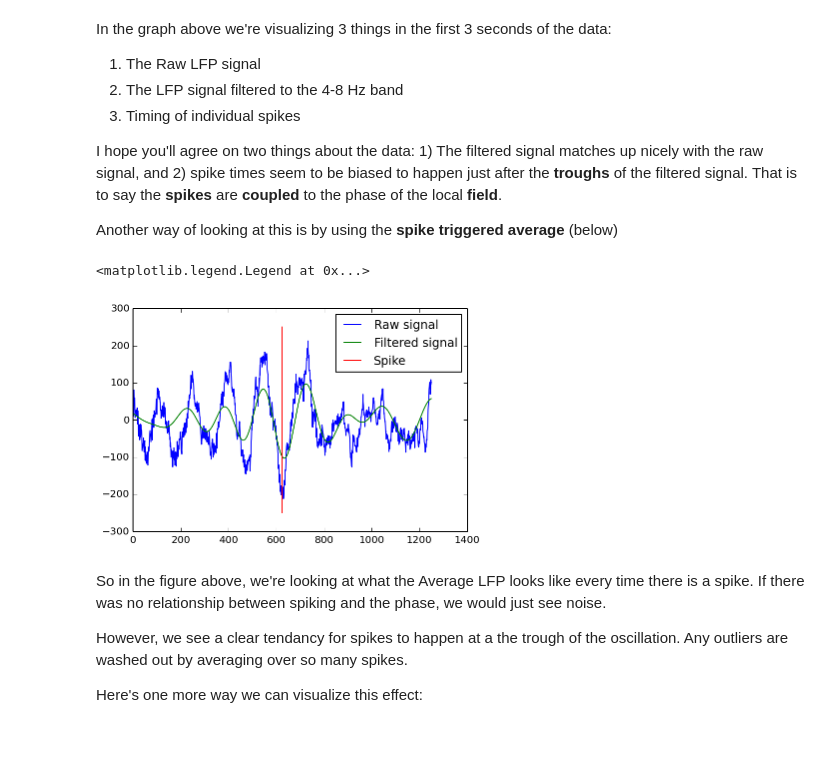
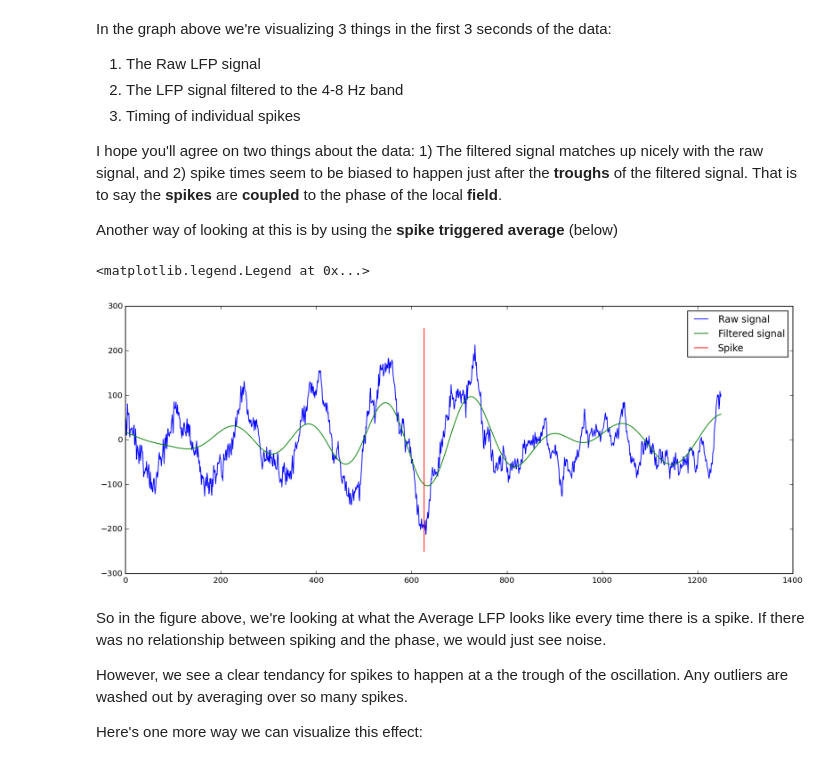
Before and after one commit to voytekresearch/Tutorials, a Jupyter notebook: Spike Field Coherence Tutorial.ipynb, the cells around one changed output. Cells and saved outputs as stored; diff of their text form; code cells hidden in the pictures; blank space fills up the shorter version.

```diff
--- a/Spike Field Coherence Tutorial.ipynb
+++ b/Spike Field Coherence Tutorial.ipynb
@@ -38,8 +38,8 @@ filename = os.path.join(fpath+filename)
 
 data = sp.io.loadmat(filename)
 
-lfpsrate = data['srate']; #sampling rate for LFP
-spikesrate = data['spksrate']; #sampling rate for spikes (different than LFP sampling rate)
+lfpsrate = int(data['srate']); #sampling rate for LFP
+spikesrate = int(data['spksrate']); #sampling rate for spikes (different than LFP sampling rate)
 
 
 lfp = data['data']; # Local field potential recorded by 31 shanks
@@ -112,25 +113,26 @@ That is to say the **spikes** are **coupled** to the phase of the local **field*
 
 Another way of looking at this is by using the **spike triggered average** (below)
 # %%
-spike_triggered_average_mat = np.zeros((100,1250)) #What does the lfp look like when spikes happen?
-spike_triggered_average_mat_filt = np.zeros((100,1250)) #What does the filtered data look like when spikes happen?
+spike_triggered_average_mat = np.zeros((100,1250)) # What does the lfp look like when spikes happen?
+spike_triggered_average_mat_filt = np.zeros((100,1250)) # What does the filtered data look like when spikes happen?
 
 c=0;
-for spike in lfpspiketimes[100:200]:
+for spike in lfpspiketimes[100:200,0]:
     spike_triggered_average_mat[c,:] = lfp[spike-625:spike+625:];
     spike_triggered_average_mat_filt[c,:] = filtdat[spike-625:spike+625:];
     c +=1;
 
 spike_triggered_average = mean(spike_triggered_average_mat,0); #Average signal when spikes happen
 spike_triggered_average_filt = mean(spike_triggered_average_mat_filt,0);#Average filtered signal when spikes happen
 
+figure(figsize = (15,6))
 plot(spike_triggered_average,label = 'Raw signal')
 plot(spike_triggered_average_filt,label = 'Filtered signal')
 plot([626, 626],[-250,250],label = 'Spike')
 legend()
 # %% [output]
 <matplotlib.legend.Legend at 0x...>
-[figure, old version]
+[figure, new version]
 # %% [markdown]
 So in the figure above, we're looking at what the Average LFP looks like every time there is a spike. If there was no relationship between spiking and the phase, we would just see noise.
 
```
Also changed, not shown: parts of 7 cells of this notebook.
